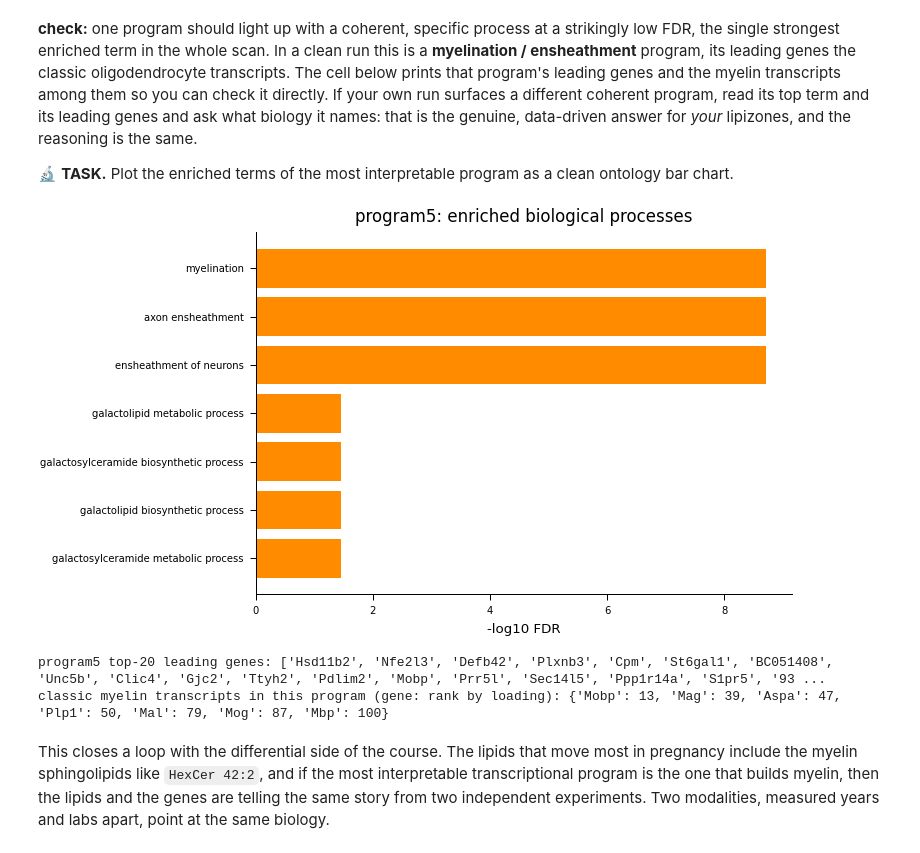
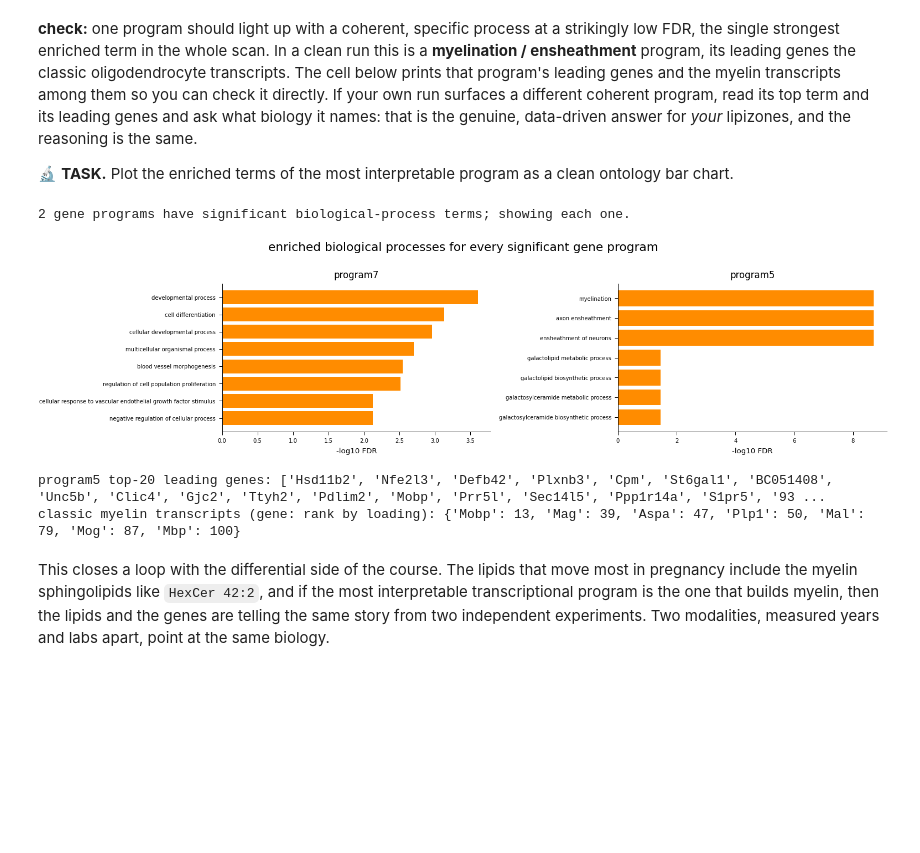
Before and after one commit to lamanno-epfl/lipidomics_tutorial_cajalcourse, a Jupyter notebook: notebooks/level3/08_multimodal_xgb_shap_go_solution.ipynb, the cells around one changed output. Drawn from its saved outputs; the diff is of its cells as text; code cells hidden in the pictures; blank space fills up the shorter version.

```diff
--- a/notebooks/level3/08_multimodal_xgb_shap_go_solution.ipynb
+++ b/notebooks/level3/08_multimodal_xgb_shap_go_solution.ipynb
@@ -155,7 +155,7 @@ unannotated and read `ion_...`), and `adata.obs` carries the metadata: `Conditio
 pregnant), `acronym` (the Allen region of each pixel), and `lipizone` (your lipid-defined cluster).
 # %%
 # load YOUR clustered data: the end of the pipeline chain, not any pre-baked answer file
-adata = ad.read_h5ad("/home/fusar/lipidomics_tutorial_cajalcourse/data/derived/06_clustered.h5ad")
+adata = ad.read_h5ad("../../data/derived/06_clustered.h5ad")
 
 # a convenience map from each ion's var_name to its human-readable lipid annotation
 ion_to_lipid = dict(zip(adata.var_names, adata.var["lipid"].astype(str)))
@@ -218,7 +218,7 @@ from cajal_lipidomics import multimodal as M
 ap = (float(adata.obs.xccf.min()) - 0.1, float(adata.obs.xccf.max()) + 0.1)
 print(f"AP (x_ccf) window for the MSI plane: {ap[0]:.2f} .. {ap[1]:.2f}")
 
-merfish_path = "/home/fusar/lipidomics_tutorial_cajalcourse/data/merfish_plane.parquet"
+merfish_path = "../../data/merfish_plane.parquet"
 cells, gene_cols = M.load_merfish_cells(merfish_path, ap)
 print("MERFISH cells x columns:", cells.shape, "| measured genes:", len(gene_cols))
 print("cell-type subclasses present:", cells["subclass"].nunique())
@@ -466,0 +471,13 @@ reciprocal-enrichment matrix (lipizones x cell-type subclasses): (19, 105)
+# %%
+# strongest lipizone <-> cell-type matches, shown in space side by side
+pairs = sorted([(lz, enr.columns[enr.loc[lz].values.argmax()], float(enr.loc[lz].max())) for lz in enr.index],
+               key=lambda t: -t[2])[:3]
+xx, yy = adata.obs['x'].to_numpy(), -adata.obs['y'].to_numpy()
+fig, axes = plt.subplots(len(pairs), 2, figsize=(8.5, 3.3*len(pairs)))
+for r,(lz,ct,val) in enumerate(pairs):
+    m_lz = (adata.obs['lipizone'].astype(str)==str(lz)).to_numpy()
+    m_ct = (celltype.astype(str)==str(ct)).to_numpy()
+    for col,(mask,color,name) in enumerate([(m_lz,'red',f'lipizone {lz}'),(m_ct,'blue',f'cell type {ct}')]):
+        ax=axes[r,col]; ax.scatter(xx,yy,c='0.88',s=2,rasterized=True); ax.scatter(xx[mask],yy[mask],c=color,s=2,rasterized=True)
+        ax.set_aspect('equal'); ax.axis('off'); ax.set_title(name + (f'  (enr {val:.1f})' if col else ''), fontsize=8)
+plt.suptitle('lipid territories and the cell types that co-localise with them', y=1.01); plt.tight_layout(); plt.show()
@@ -576,7 +595,7 @@ and `Mobp`, which we will later hand straight to the gene ontology.
 # %%
 # region x gene matrix: Allen MERFISH-imputed expression averaged per region
 genes_all = pd.read_parquet(
-    "/home/fusar/lipidomics_tutorial_cajalcourse/avemerfish_imputed_named.parquet"
+    "../../avemerfish_imputed_named.parquet"
 )
 print("region x gene matrix:", genes_all.shape)
 print("first regions:", list(genes_all.index[:4]))
@@ -1162,29 +1181,33 @@ same.
 
 🔬 **TASK.** Plot the enriched terms of the most interpretable program as a clean ontology bar chart.
 # %%
-# the gene-ontology bar chart for the most interpretable program
-go_best = go_results[best_prog].head(10)
-fig, ax = plt.subplots(figsize=(6.5, 3.8))
-yv = -np.log10(go_best["FDR"].clip(lower=1e-300))[::-1]
-labels = go_best["GO term (BP)"][::-1]
-ax.barh(range(len(yv)), yv, color="darkorange")
-ax.set_yticks(range(len(yv))); ax.set_yticklabels(labels, fontsize=FS["xs"])
-ax.set_xlabel("-log10 FDR")
-ax.set_title(f"{best_prog}: enriched biological processes", fontsize=FS["m"])
+# gene-ontology bars for EVERY program with significant BP terms, one module at a time
+sig_progs = scan[scan['n_sig_BP_terms'] > 0]['program'].tolist()
+print(f'{len(sig_progs)} gene programs have significant biological-process terms; showing each one.')
+ncol = 2; nrow = int(np.ceil(max(len(sig_progs),1)/ncol))
+fig, axes = plt.subplots(nrow, ncol, figsize=(13, 3.3*nrow)); axes = np.atleast_1d(axes).ravel()
+for ax, pname in zip(axes, sig_progs):
+    g = go_results[pname].head(8)
+    yv = (-np.log10(g['FDR'].clip(lower=1e-300)))[::-1]; labels = g['GO term (BP)'][::-1]
+    ax.barh(range(len(yv)), yv, color='darkorange')
+    ax.set_yticks(range(len(yv))); ax.set_yticklabels(labels, fontsize=6)
+    ax.set_xlabel('-log10 FDR'); ax.set_title(pname, fontsize=FS['m'])
+for ax in axes[len(sig_progs):]: ax.axis('off')
+plt.suptitle('enriched biological processes for every significant gene program', y=1.005)
 plt.tight_layout(); plt.show()
 
-# record the leading genes of the program, and any classic myelin transcripts among them
-best_idx = int(best_prog.replace("program", "")) - 1
+# leading genes + classic myelin transcripts for the most interpretable program
+best_idx = int(best_prog.replace('program', '')) - 1
 best_leading = multimodal.top_genes_for_program(H, genes, best_idx, top=20)
-print(f"{best_prog} top-20 leading genes:", list(best_leading.index))
+print(f'{best_prog} top-20 leading genes:', list(best_leading.index))
 prog_genes = multimodal.top_genes_for_program(H, genes, best_idx, top=H.shape[1])
-myelin = [g for g in ["Mobp", "Mag", "Aspa", "Plp1", "Mal", "Mog", "Mbp"] if g in prog_genes.index]
-ranks = {g: int(prog_genes.index.get_loc(g)) + 1 for g in myelin}
-print("classic myelin transcripts in this program (gene: rank by loading):", ranks)
+myelin = [g for g in ['Mobp','Mag','Aspa','Plp1','Mal','Mog','Mbp'] if g in prog_genes.index]
+print('classic myelin transcripts (gene: rank by loading):', {g: int(prog_genes.index.get_loc(g))+1 for g in myelin})
 # %% [output]
+2 gene programs have significant biological-process terms; showing each one.
-[figure, old version]
+[figure, new version]
-program5 top-20 leading genes: ['Hsd11b2', 'Nfe2l3', 'Defb42', 'Plxnb3', 'Cpm', 'St6gal1', 'BC051408', 'Unc5b', 'Clic4', 'Gjc2', 'Ttyh2', 'Pdlim2', 'Mobp', 'Prr5l', 'Sec14l5', 'Ppp1r14a', 'S1pr5', '93 ...
-classic myelin transcripts in this program (gene: rank by loading): {'Mobp': 13, 'Mag': 39, 'Aspa': 47, 'Plp1': 50, 'Mal': 79, 'Mog': 87, 'Mbp': 100}
+program5 top-20 leading genes: ['Hsd11b2', 'Nfe2l3', 'Defb42', 'Plxnb3', 'Cpm', 'St6gal1', 'BC051408', 'Unc5b', 'Clic4', 'Gjc2', 'Ttyh2', 'Pdlim2', 'Mobp', 'Prr5l', 'Sec14l5', 'Ppp1r14a', 'S1pr5', '93 ...
+classic myelin transcripts (gene: rank by loading): {'Mobp': 13, 'Mag': 39, 'Aspa': 47, 'Plp1': 50, 'Mal': 79, 'Mog': 87, 'Mbp': 100}
 # %% [markdown]
 This closes a loop with the differential side of the course. The lipids that move most in
 pregnancy include the myelin sphingolipids like `HexCer 42:2`, and if the most interpretable
```
Also changed, not shown: parts of 4 cells of this notebook, 18 other files.
